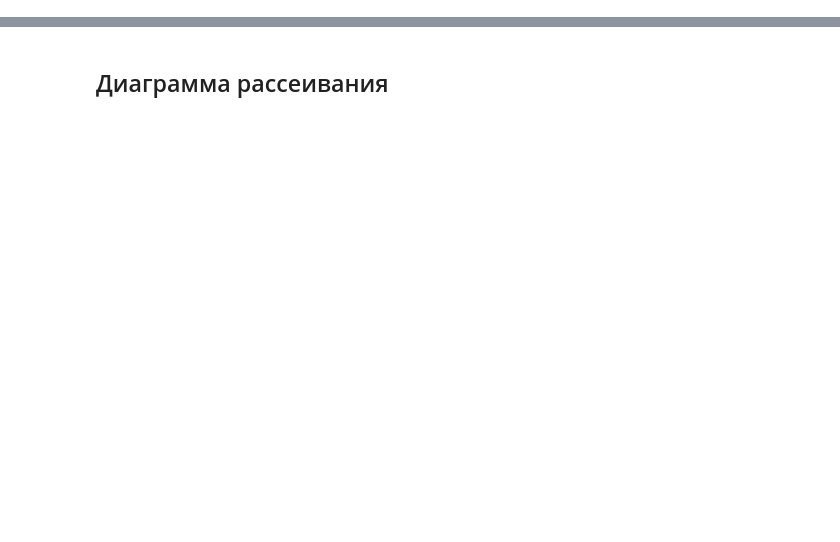
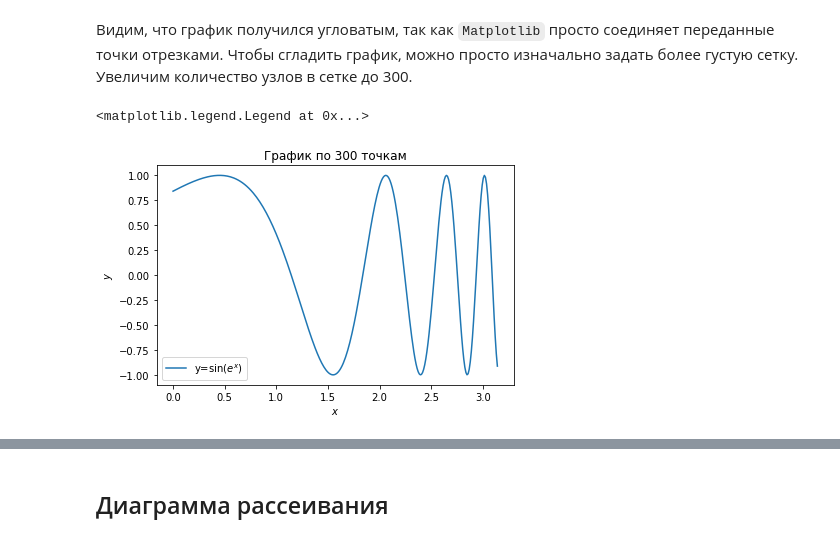
Before and after one commit to FadeevLecturer/python_lectures, a Jupyter notebook: notebooks/visualization/types_of_graphs.ipynb, the cells around one changed output, grey strips where cells are left out. Drawn from its saved outputs; the diff is of its cells as text; code cells hidden in the pictures; blank space fills up the shorter version.

```diff
--- a/notebooks/visualization/types_of_graphs.ipynb
+++ b/notebooks/visualization/types_of_graphs.ipynb
@@ -25,0 +28,19 @@ ax.legend()
+# %% [markdown]
+Видим, что график получился угловатым, так как `Matplotlib` просто соединяет переданные точки отрезками. Чтобы сгладить график, можно просто изначально задать более густую сетку. Увеличим количество узлов в сетке до 300.
+# %%
+import numpy as np
+from matplotlib import pyplot as plt
+
+n_points = 300
+x = np.linspace(0, 1*np.pi, n_points)
+y = np.sin(np.exp(x))
+
+fig, ax = plt.subplots(layout="tight")
+ax.plot(x, y, label="y=$\sin(e^x)$")
+ax.set_xlabel("$x$")
+ax.set_ylabel("$y$")
+ax.set_title(f"График по {n_points} точкам")
+ax.legend()
+# %% [output]
+<matplotlib.legend.Legend at 0x...>
+[figure, added]
```
Also changed, not shown: parts of 5 cells of this notebook, 5 other files.
